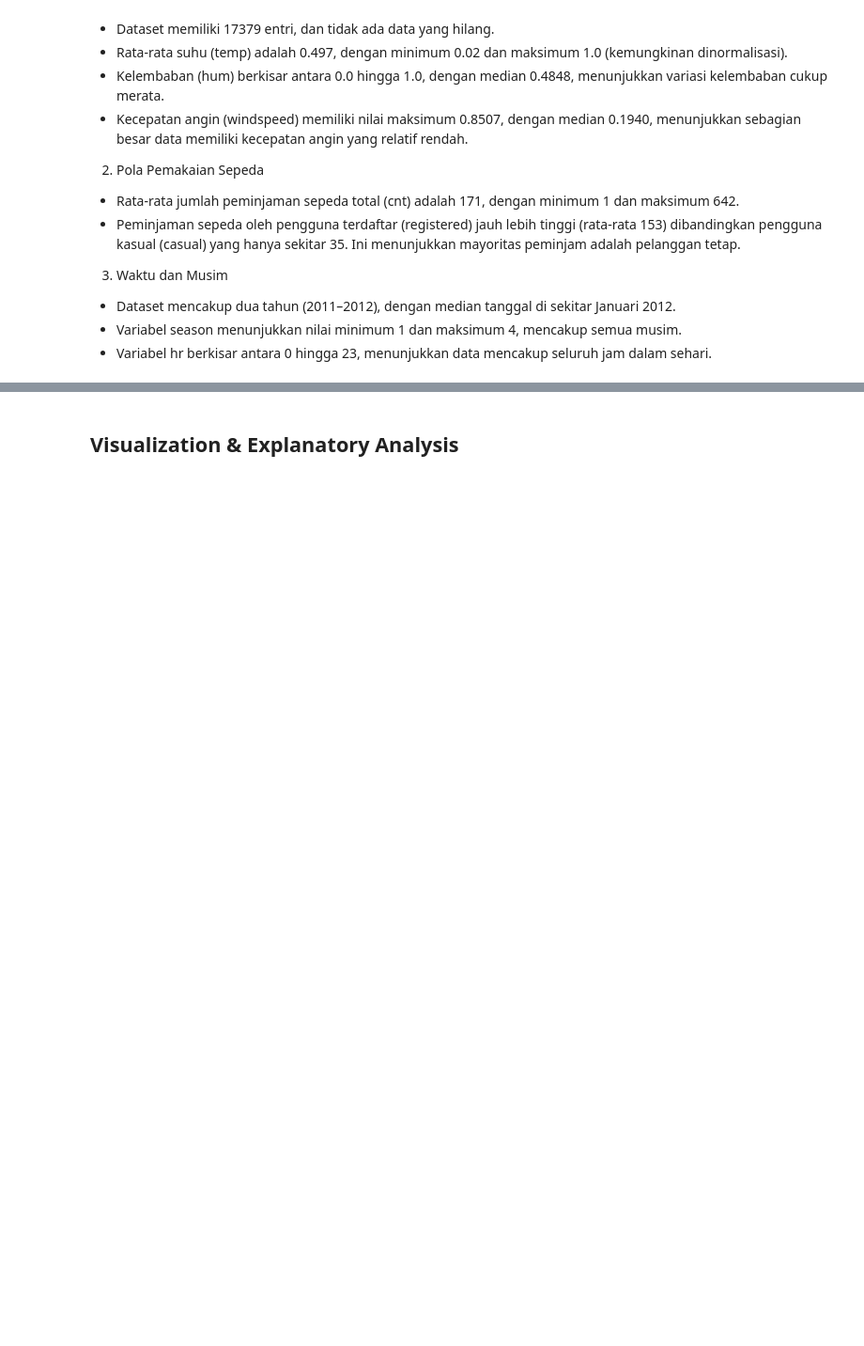
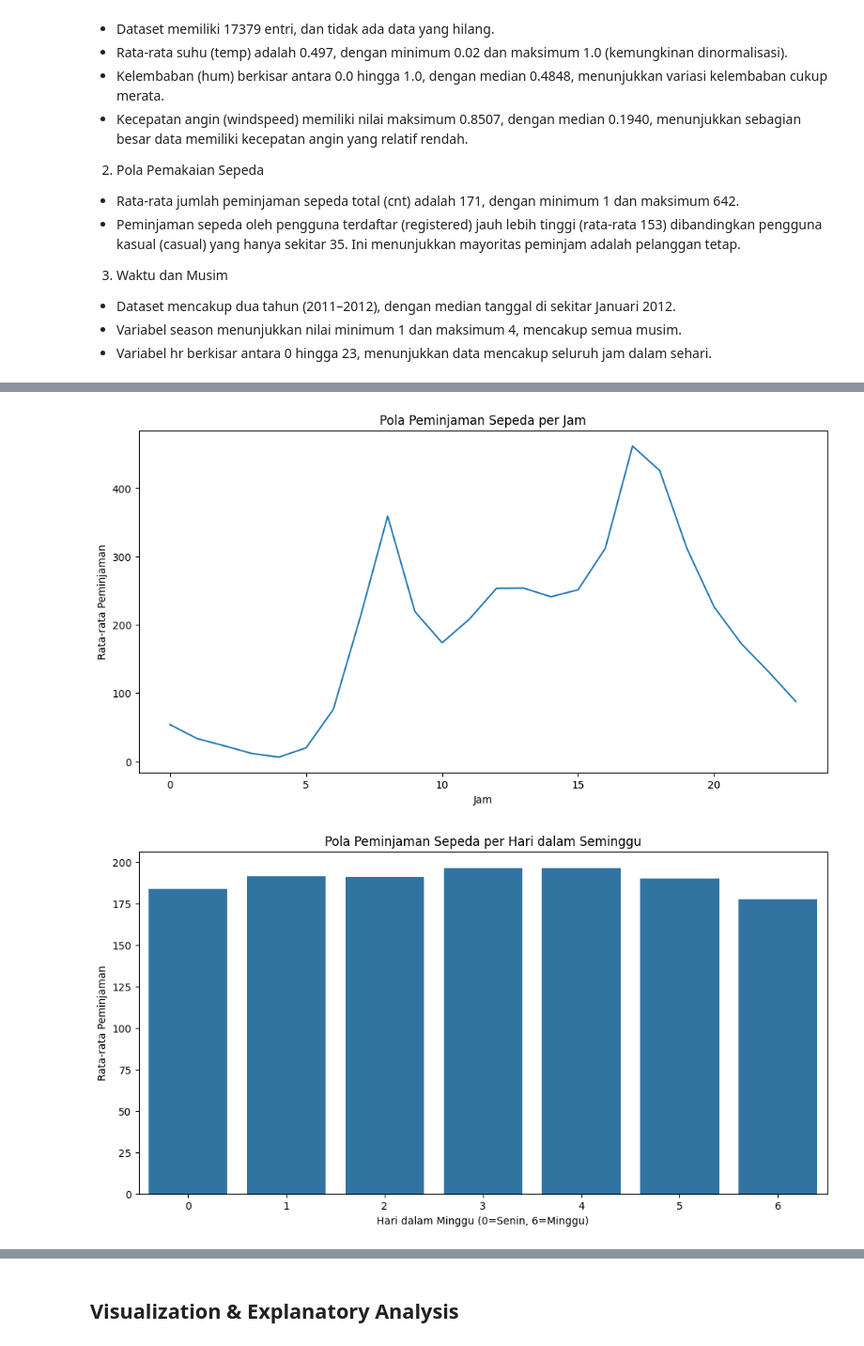
Before and after one commit to amelynsa/bike-sharing-dashboard, a Jupyter notebook: notebook.ipynb, the cells around one changed output, grey strips where cells are left out. Shown: that part at 94% size. Drawn from its saved outputs; the diff is of its cells as text; code cells hidden in the pictures; blank space fills up the shorter version.

```diff
--- a/notebook.ipynb
+++ b/notebook.ipynb
@@ -172,0 +204,24 @@ df.describe()
+# %%
+## Analisis Time Series -
+df["dteday"] = pd.to_datetime(df["dteday"])
+df["hour"] = df["hr"]
+
+# Pola peminjaman per jam
+plt.figure(figsize=(12, 6))
+sns.lineplot(x="hour", y="cnt", data=df.groupby("hour")["cnt"].mean().reset_index())
+plt.title("Pola Peminjaman Sepeda per Jam")
+plt.xlabel("Jam")
+plt.ylabel("Rata-rata Peminjaman")
+plt.show()
+
+# Pola peminjaman per hari dalam seminggu
+df["weekday"] = df["dteday"].dt.dayofweek
+plt.figure(figsize=(12, 6))
+sns.barplot(x="weekday", y="cnt", data=df.groupby("weekday")["cnt"].mean().reset_index())
+plt.title("Pola Peminjaman Sepeda per Hari dalam Seminggu")
+plt.xlabel("Hari dalam Minggu (0=Senin, 6=Minggu)")
+plt.ylabel("Rata-rata Peminjaman")
+plt.show()
+# %% [output]
+[figure, added]
+[figure, added]
```
Also changed, not shown: parts of 17 cells of this notebook, 3 other files.
